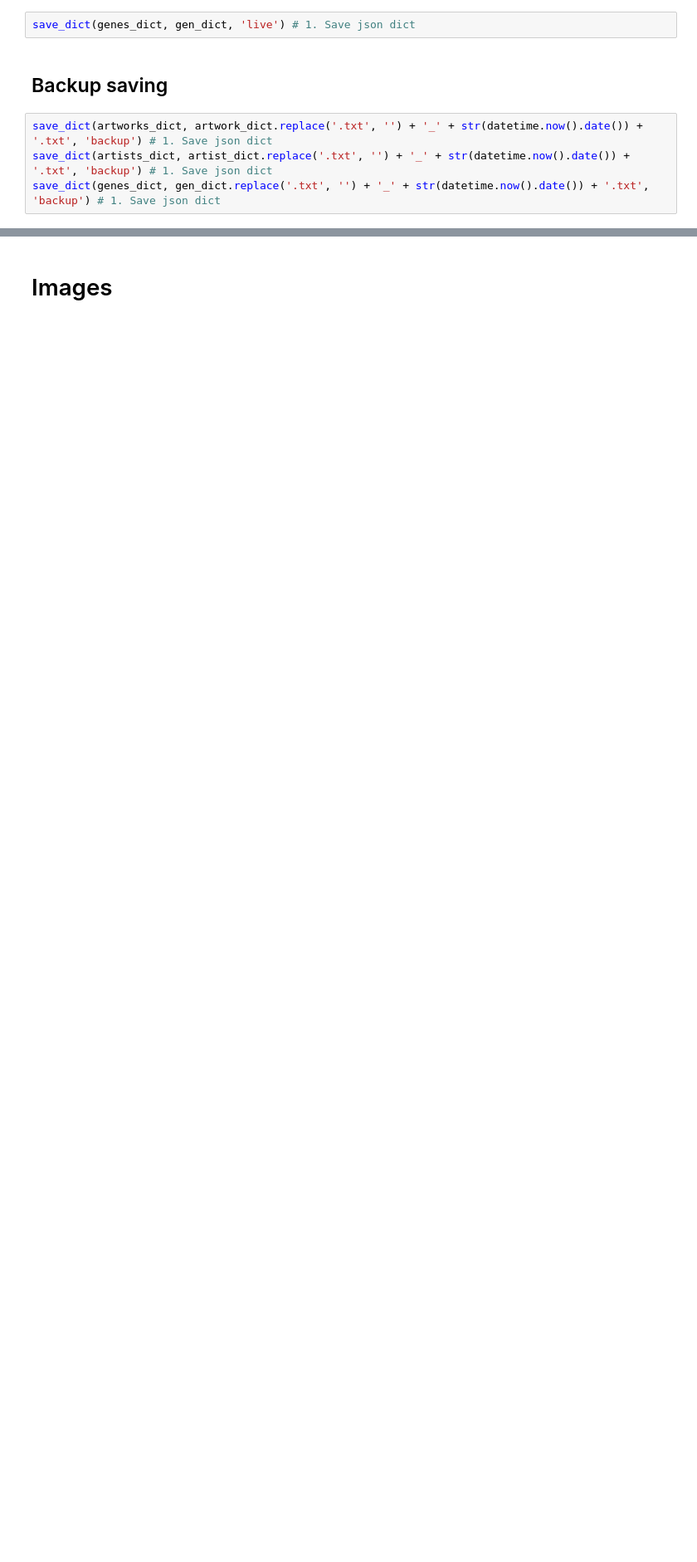
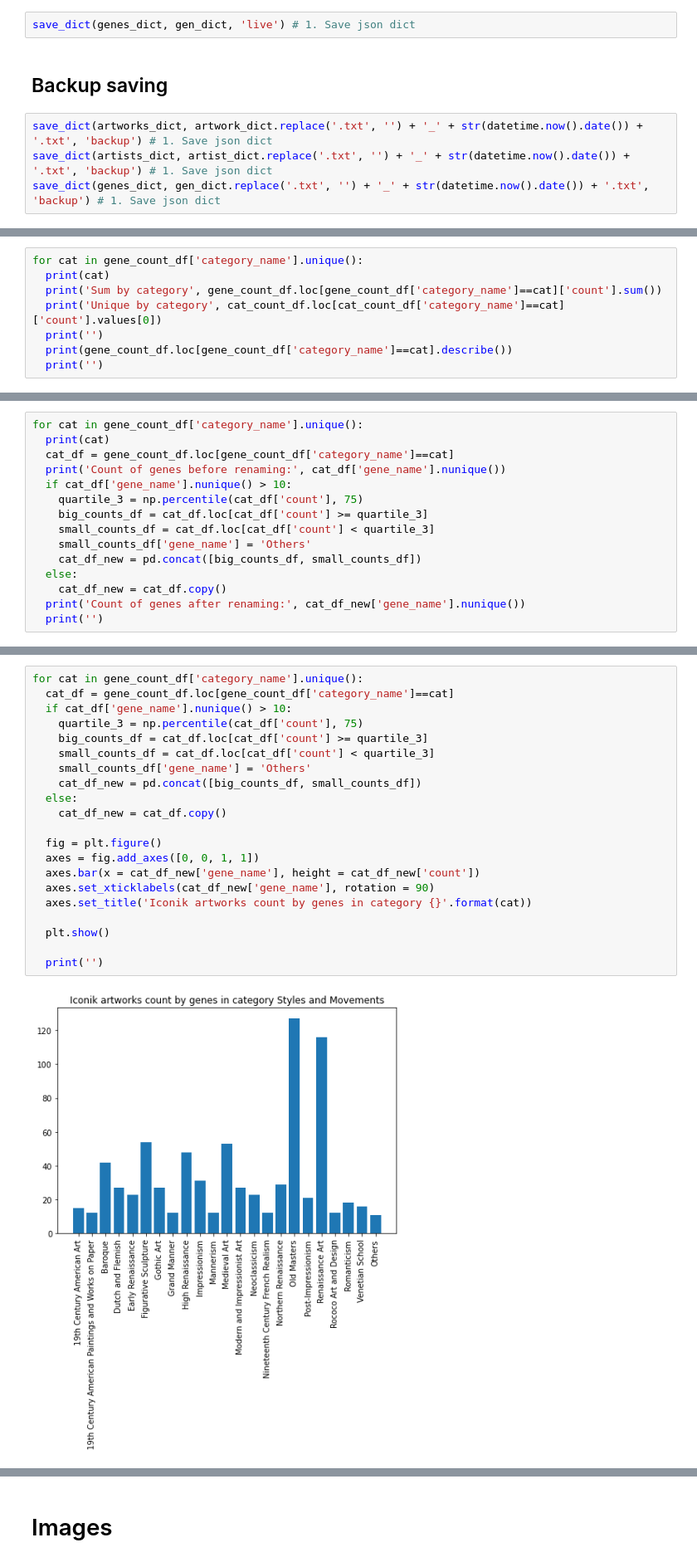
Before and after one commit to Bella151305/ArtProject, a Jupyter notebook: Artsy_genome_api.ipynb, the cells around one changed output, grey strips where cells are left out. Shown at 83% size. Cells and saved outputs as stored; diff of their text form; blank space fills up the shorter version.

```diff
--- a/Artsy_genome_api.ipynb
+++ b/Artsy_genome_api.ipynb
@@ -3677,0 +4482,8 @@ save_dict(genes_dict, gen_dict.replace('.txt', '') + '_' + str(datetime.now().da
+# %%
+for cat in gene_count_df['category_name'].unique():
+  print(cat)
+  print('Sum by category', gene_count_df.loc[gene_count_df['category_name']==cat]['count'].sum())
+  print('Unique by category', cat_count_df.loc[cat_count_df['category_name']==cat]['count'].values[0])
+  print('')
+  print(gene_count_df.loc[gene_count_df['category_name']==cat].describe())
+  print('')
@@ -3677,0 +4510,15 @@ save_dict(genes_dict, gen_dict.replace('.txt', '') + '_' + str(datetime.now().da
+# %%
+for cat in gene_count_df['category_name'].unique():
+  print(cat)
+  cat_df = gene_count_df.loc[gene_count_df['category_name']==cat]
+  print('Count of genes before renaming:', cat_df['gene_name'].nunique())
+  if cat_df['gene_name'].nunique() > 10:
+    quartile_3 = np.percentile(cat_df['count'], 75)
+    big_counts_df = cat_df.loc[cat_df['count'] >= quartile_3]
+    small_counts_df = cat_df.loc[cat_df['count'] < quartile_3]
+    small_counts_df['gene_name'] = 'Others'
+    cat_df_new = pd.concat([big_counts_df, small_counts_df])
+  else:
+    cat_df_new = cat_df.copy()
+  print('Count of genes after renaming:', cat_df_new['gene_name'].nunique())
+  print('')
@@ -3677,0 +4543,23 @@ save_dict(genes_dict, gen_dict.replace('.txt', '') + '_' + str(datetime.now().da
+# %%
+for cat in gene_count_df['category_name'].unique():
+  cat_df = gene_count_df.loc[gene_count_df['category_name']==cat]
+  if cat_df['gene_name'].nunique() > 10:
+    quartile_3 = np.percentile(cat_df['count'], 75)
+    big_counts_df = cat_df.loc[cat_df['count'] >= quartile_3]
+    small_counts_df = cat_df.loc[cat_df['count'] < quartile_3]
+    small_counts_df['gene_name'] = 'Others'
+    cat_df_new = pd.concat([big_counts_df, small_counts_df])
+  else:
+    cat_df_new = cat_df.copy()
+
+  fig = plt.figure()
+  axes = fig.add_axes([0, 0, 1, 1])
+  axes.bar(x = cat_df_new['gene_name'], height = cat_df_new['count'])
+  axes.set_xticklabels(cat_df_new['gene_name'], rotation = 90)
+  axes.set_title('Iconik artworks count by genes in category {}'.format(cat))
+
+  plt.show()
+
+  print('')
+# %% [output]
+[figure, added]
```
Also changed, not shown: parts of 152 cells of this notebook.
